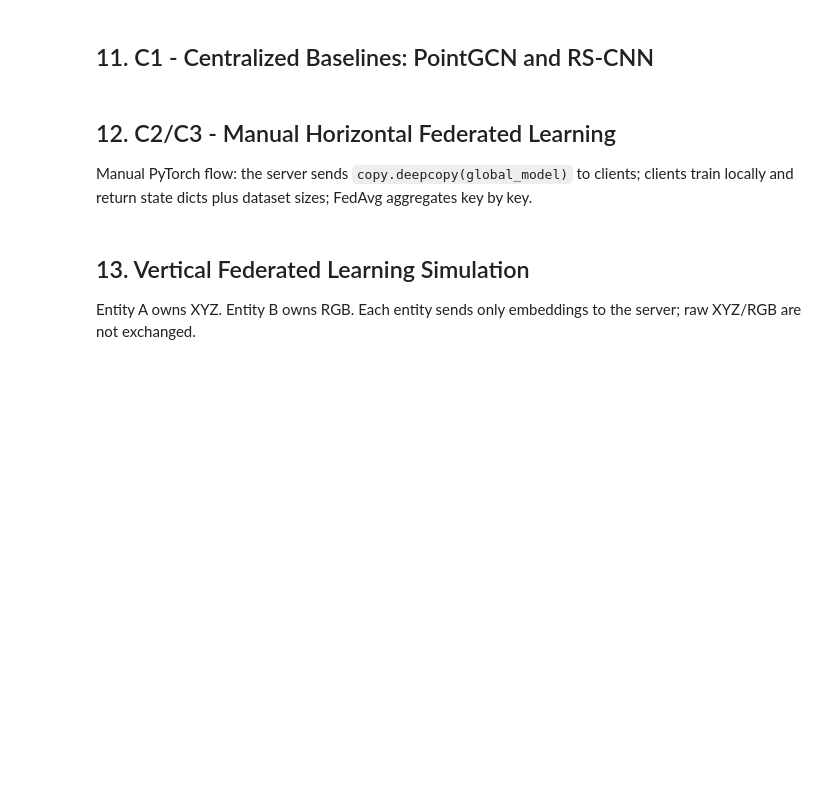
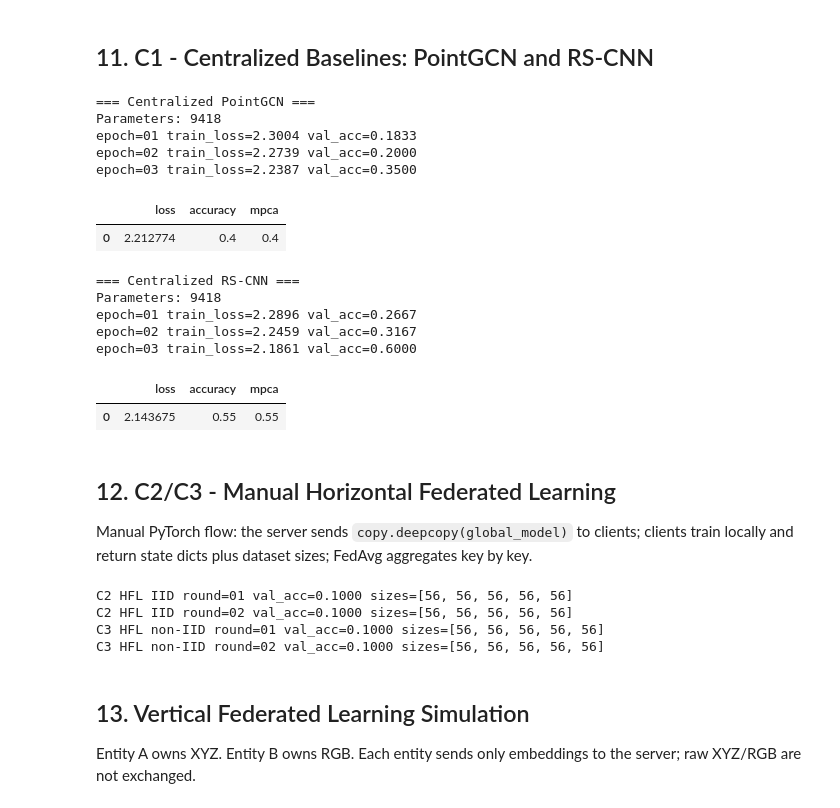
Before and after one commit to SalmaneSossey/graphcnn-federated-3d, a Jupyter notebook: notebooks/00_colab_run_all_google_drive.ipynb, the cells around one changed output. Cells and saved outputs as stored; diff of their text form; code cells hidden in the pictures; blank space fills up the shorter version.

```diff
--- a/notebooks/00_colab_run_all_google_drive.ipynb
+++ b/notebooks/00_colab_run_all_google_drive.ipynb
@@ -330,23 +412,37 @@ def record_result(config_name, model_name, metrics, params=None, notes=""):
 # %%
 centralized_models = {
     "PointGCN": PointGCN(num_classes=num_classes, input_channels=6, hidden_dim=64),
     "RS-CNN": RSCNN(num_classes=num_classes, input_channels=6, hidden_dim=64),
 }
 trained_centralized = {}
 
 for model_name, model in centralized_models.items():
-    print("
-=== Centralized", model_name, "===")
+    print("=== Centralized", model_name, "===")
     print("Parameters:", count_parameters(model))
     trained_model, history = train_model(model, train_loader, val_loader, epochs=CENTRALIZED_EPOCHS)
     test_metrics = evaluate(trained_model, test_loader)
     display(pd.DataFrame([test_metrics]))
     history.to_csv(f"outputs/history_centralized_{model_name.lower().replace('-', '').replace(' ', '_')}.csv", index=False)
     torch.save(trained_model.state_dict(), f"checkpoints/{model_name.lower().replace('-', '').replace(' ', '_')}_centralized.pt")
     record_result("C1 Centralized", model_name, test_metrics, count_parameters(trained_model))
     trained_centralized[model_name] = trained_model
 
 teacher_model = trained_centralized["PointGCN"]
+# %% [output]
+=== Centralized PointGCN ===
+Parameters: 9418
+epoch=01 train_loss=2.3004 val_acc=0.1833
+epoch=02 train_loss=2.2739 val_acc=0.2000
+epoch=03 train_loss=2.2387 val_acc=0.3500
+|  | loss | accuracy | mpca |
+| 0 | 2.212774 | 0.4 | 0.4 |
+=== Centralized RS-CNN ===
+Parameters: 9418
+epoch=01 train_loss=2.2896 val_acc=0.2667
+epoch=02 train_loss=2.2459 val_acc=0.3167
+epoch=03 train_loss=2.1861 val_acc=0.6000
+|  | loss | accuracy | mpca |
+| 0 | 2.143675 | 0.55 | 0.55 |
 # %% [markdown]
 ## 12. C2/C3 - Manual Horizontal Federated Learning
 
@@ -413,6 +509,11 @@ non_iid_loaders = make_non_iid_client_loaders(splits["train"], NUM_CLIENTS, BATC
 
 hfl_iid_model, hfl_iid_history = run_hfl_experiment("C2 HFL IID", iid_loaders)
 hfl_non_iid_model, hfl_non_iid_history = run_hfl_experiment("C3 HFL non-IID", non_iid_loaders)
+# %% [output]
+C2 HFL IID round=01 val_acc=0.1000 sizes=[56, 56, 56, 56, 56]
+C2 HFL IID round=02 val_acc=0.1000 sizes=[56, 56, 56, 56, 56]
+C3 HFL non-IID round=01 val_acc=0.1000 sizes=[56, 56, 56, 56, 56]
+C3 HFL non-IID round=02 val_acc=0.1000 sizes=[56, 56, 56, 56, 56]
 # %% [markdown]
 ## 13. Vertical Federated Learning Simulation
 
```
Also changed, not shown: parts of 14 cells of this notebook.
